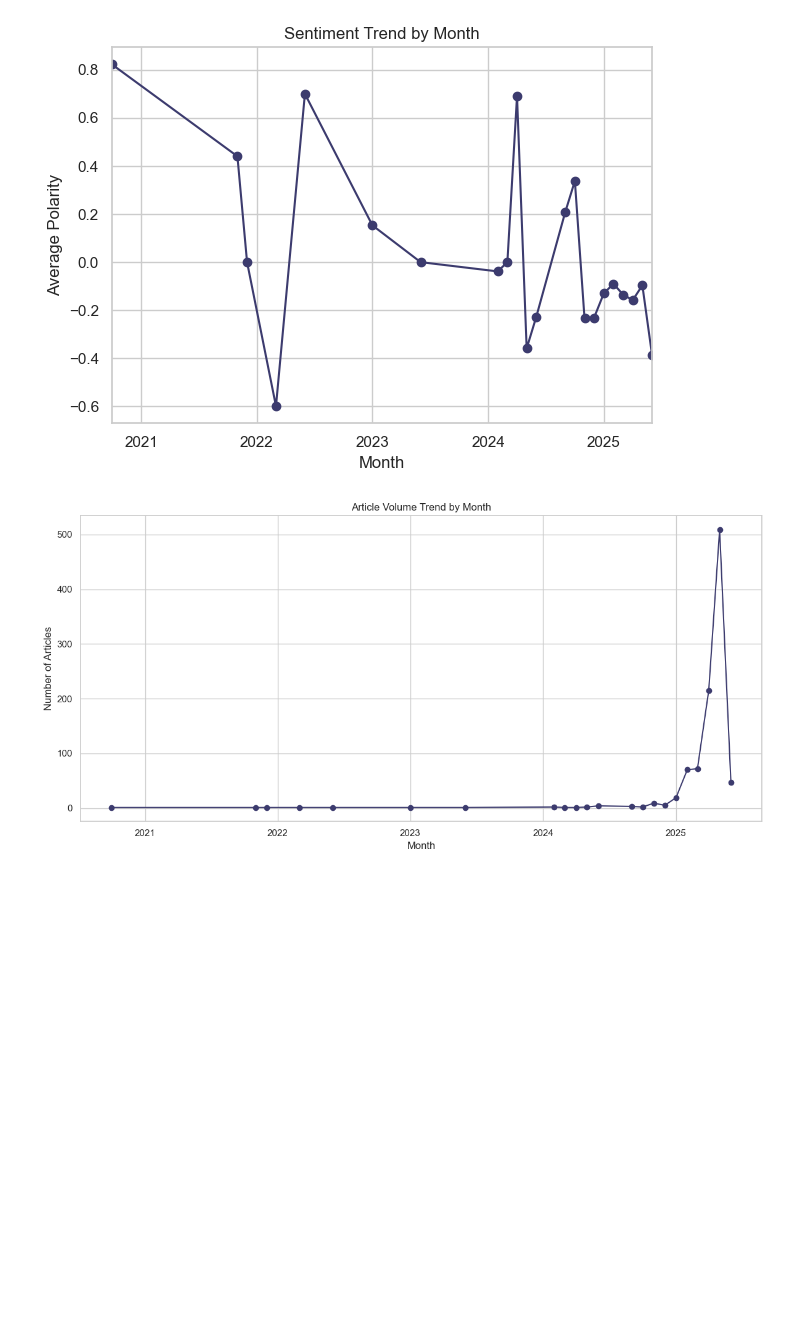
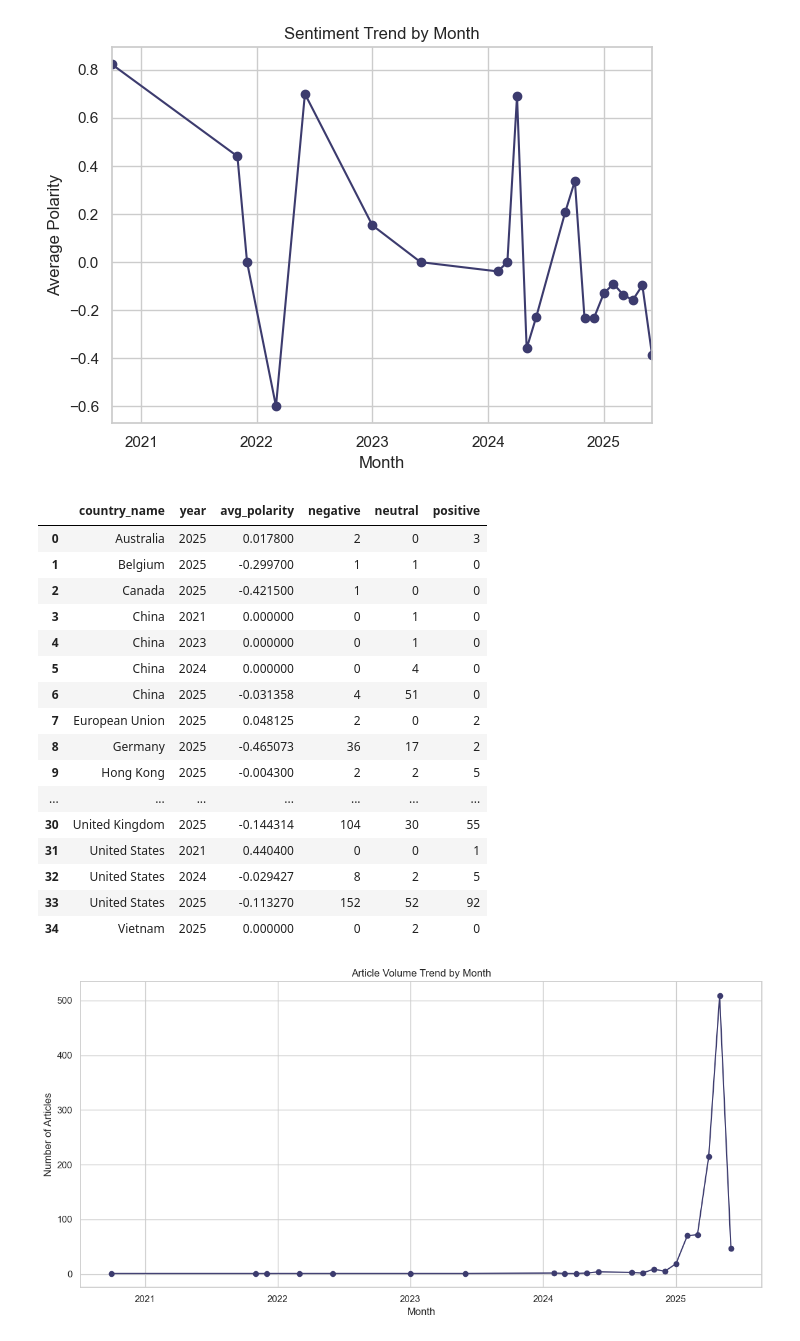
Before and after one commit to yuurisha/TradeWars, a Jupyter notebook: Yourisha_SentimentAnalysis.ipynb, the cells around one changed output. Cells and saved outputs as stored; diff of their text form; code cells hidden in the pictures; blank space fills up the shorter version.

```diff
--- a/Yourisha_SentimentAnalysis.ipynb
+++ b/Yourisha_SentimentAnalysis.ipynb
@@ -217,3 +217,24 @@ plt.show()
 # %% [output]
 Converting to PeriodArray/Index representation will drop timezone information.
 [figure]
+# %%
+#sentimend trend by country and year
+df_country_year = pd.read_csv("sentiment_by_country_year.csv")df_country_year
+# %% [output]
+|  | country_name | year | avg_polarity | negative | neutral | positive |
+| 0 | Australia | 2025 | 0.017800 | 2 | 0 | 3 |
+| 1 | Belgium | 2025 | -0.299700 | 1 | 1 | 0 |
+| 2 | Canada | 2025 | -0.421500 | 1 | 0 | 0 |
+| 3 | China | 2021 | 0.000000 | 0 | 1 | 0 |
+| 4 | China | 2023 | 0.000000 | 0 | 1 | 0 |
+| 5 | China | 2024 | 0.000000 | 0 | 4 | 0 |
+| 6 | China | 2025 | -0.031358 | 4 | 51 | 0 |
+| 7 | European Union | 2025 | 0.048125 | 2 | 0 | 2 |
+| 8 | Germany | 2025 | -0.465073 | 36 | 17 | 2 |
+| 9 | Hong Kong | 2025 | -0.004300 | 2 | 2 | 5 |
+| ... | ... | ... | ... | ... | ... | ... |
+| 30 | United Kingdom | 2025 | -0.144314 | 104 | 30 | 55 |
+| 31 | United States | 2021 | 0.440400 | 0 | 0 | 1 |
+| 32 | United States | 2024 | -0.029427 | 8 | 2 | 5 |
+| 33 | United States | 2025 | -0.113270 | 152 | 52 | 92 |
+| 34 | Vietnam | 2025 | 0.000000 | 0 | 2 | 0 |
```
Also changed, not shown: parts of 1 cell of this notebook.
